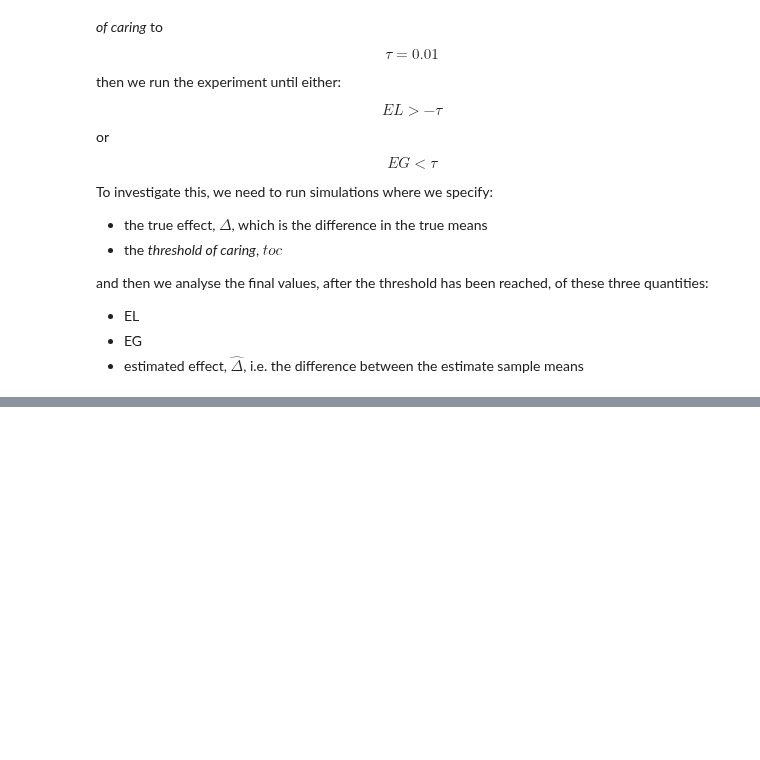
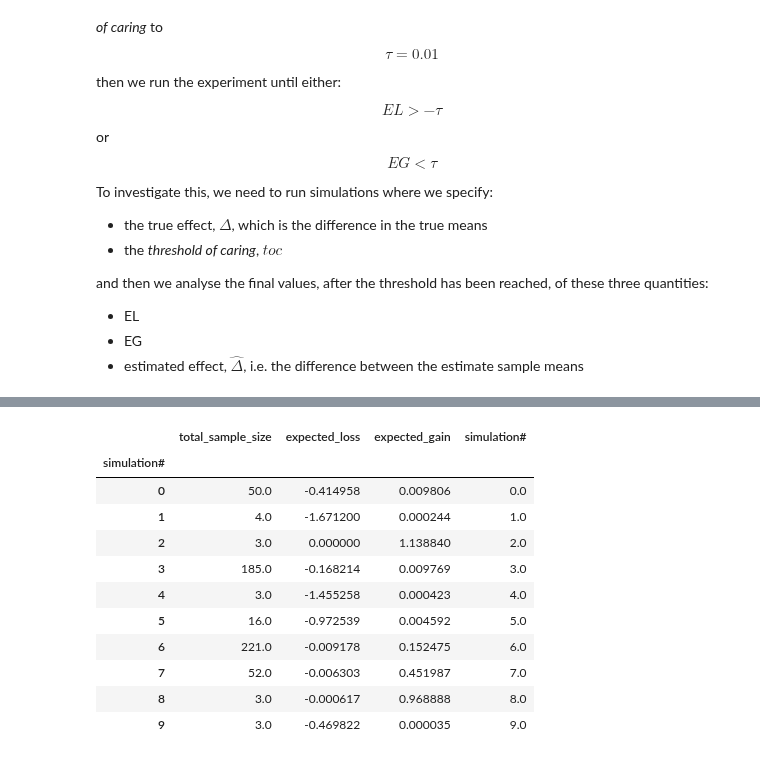
Before and after one commit to aaronmcdaid/bayesian.risk, a Jupyter notebook: notebooks/Using the Ratio Of Expected Gain to Expected Loss (REGEL) for fast A-B testing.ipynb, the cells around one changed output, grey strips where cells are left out. Drawn from its saved outputs; the diff is of its cells as text; code cells hidden in the pictures; blank space fills up the shorter version.

Commit message:
(notebook) using %%time. Also, the new min_sample logic seems OK

```diff
--- a/notebooks/Using the Ratio Of Expected Gain to Expected Loss (REGEL) for fast A-B testing.ipynb
+++ b/notebooks/Using the Ratio Of Expected Gain to Expected Loss (REGEL) for fast A-B testing.ipynb
@@ -102,24 +102,22 @@ and then we analyse the final values, after the threshold has been reached, of t
  - EG
  - estimated effect, $\hat\Delta$, i.e. the difference between the estimate sample means
 # %%
-def simulate_to_the_threshold(runs, true_difference, true_stdev, toc, **kw):
+def many_simulations_to_the_threshold(runs, threshold_of_caring, true_difference, true_stdev, weights):
     # if either EL or EG reach the threshold_of_caring, then end
-    stopping_condition = """expected_loss > -{} | expected_gain < {}""".format(toc, toc)
-    many_runs = []
-    for _ in range(runs):
+    stopping_condition = """expected_loss > -{} | expected_gain < {}""".format(threshold_of_caring, threshold_of_caring)
+
+    def _one_simulation(simulation_number):
         sim = one_simulation_until_stopping_condition(
-            weights = [0.5, 0.5],
+            weights = weights,
             # the absolute value of the means doesn't matter, just the difference between them
             means = [7, 7+true_difference],
             stdevs = [true_stdev, true_stdev],
             stopping_condition = stopping_condition,
-            **kw,
+            min_sample_size = 100,
         )
-        # sim.iloc[[-1]] describes the final state of the simulation
-        print(sim.iloc[-2:,][['expected_loss', 'expected_gain']])
-        many_runs.append(sim.iloc[[-1]])
-    # concatenate the results, one row per simulation, and extract the interesting columns
-    df = pd.concat(many_runs).reset_index(drop=True)[['total_sample_size', 'expected_loss', 'expected_gain', 'difference_of_means']]
-    return df
+        data_to_keep = sim[['total_sample_size', 'expected_loss', 'expected_gain']].copy()
+        data_to_keep['simulation#'] = simulation_number
+        return data_to_keep
 
-simulate_to_the_threshold(3, 0, 1, 0.1)
+    many_runs = [_one_simulation(simulation_number) for simulation_number in range(runs)]
+    return pd.concat(many_runs).reset_index(drop=True)
@@ -139,0 +124,10 @@ simulate_to_the_threshold(3, 0, 1, 0.1)
+# %%
+many___0___0_001 = many_simulations_to_the_threshold(
+                        runs=10,
+                        threshold_of_caring=0.01,
+                        true_difference=0,
+                        true_stdev=1,
+                        weights=[0.5, 0.5],
+                    )
+# to print the sample sizes reached in all the simulations
+many___0___0_001.groupby('simulation#')['total_sample_size'].max()
@@ -140,3 +147,23 @@ simulate_to_the_threshold(3, 0, 1, 0.1)
+# %%
+# given a list of simulations and a threshold of caring, find the last row in each
+def find_end_of_each_simulation(many_sims, threshold_of_caring):
+    stopping_condition = """expected_loss > -{} | expected_gain < {}""".format(threshold_of_caring, threshold_of_caring)
+    return many_sims.groupby('simulation#').apply(lambda df: df.query(stopping_condition).iloc[0,])
+
+find_end_of_each_simulation(many___0___0_001, 0.01)
+# %% [output]
+|  | total_sample_size | expected_loss | expected_gain | simulation# |
+| simulation# |  |  |  |  |
+| 0 | 50.0 | -0.414958 | 0.009806 | 0.0 |
+| 1 | 4.0 | -1.671200 | 0.000244 | 1.0 |
+| 2 | 3.0 | 0.000000 | 1.138840 | 2.0 |
+| 3 | 185.0 | -0.168214 | 0.009769 | 3.0 |
+| 4 | 3.0 | -1.455258 | 0.000423 | 4.0 |
+| 5 | 16.0 | -0.972539 | 0.004592 | 5.0 |
+| 6 | 221.0 | -0.009178 | 0.152475 | 6.0 |
+| 7 | 52.0 | -0.006303 | 0.451987 | 7.0 |
+| 8 | 3.0 | -0.000617 | 0.968888 | 8.0 |
+| 9 | 3.0 | -0.469822 | 0.000035 | 9.0 |
 # %%
 def to_NaN_if_False(series, b):
     s = series.copy()
```
Also changed, not shown: parts of 2 cells of this notebook.
